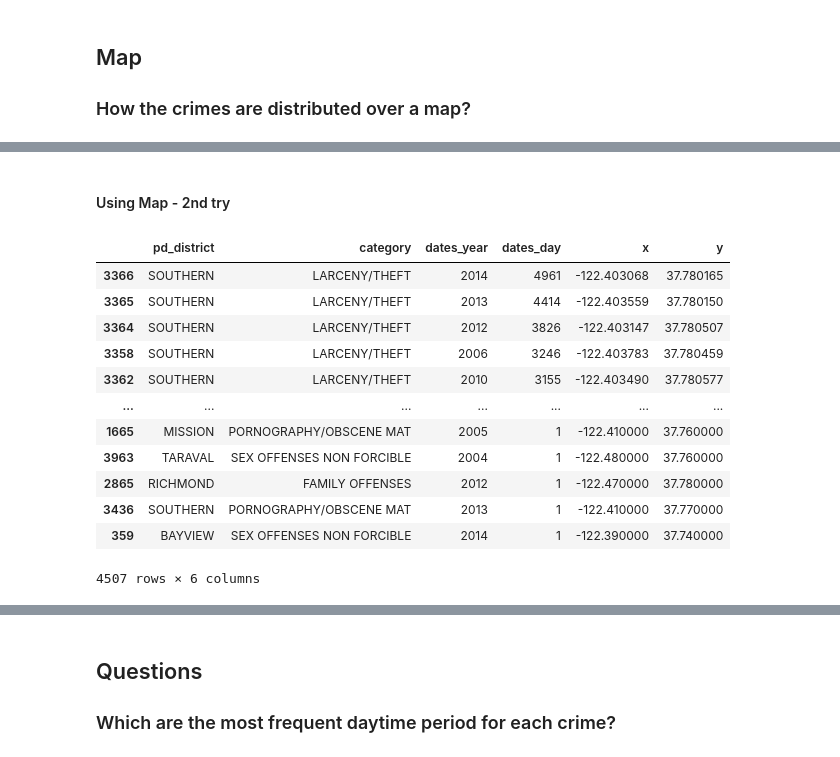
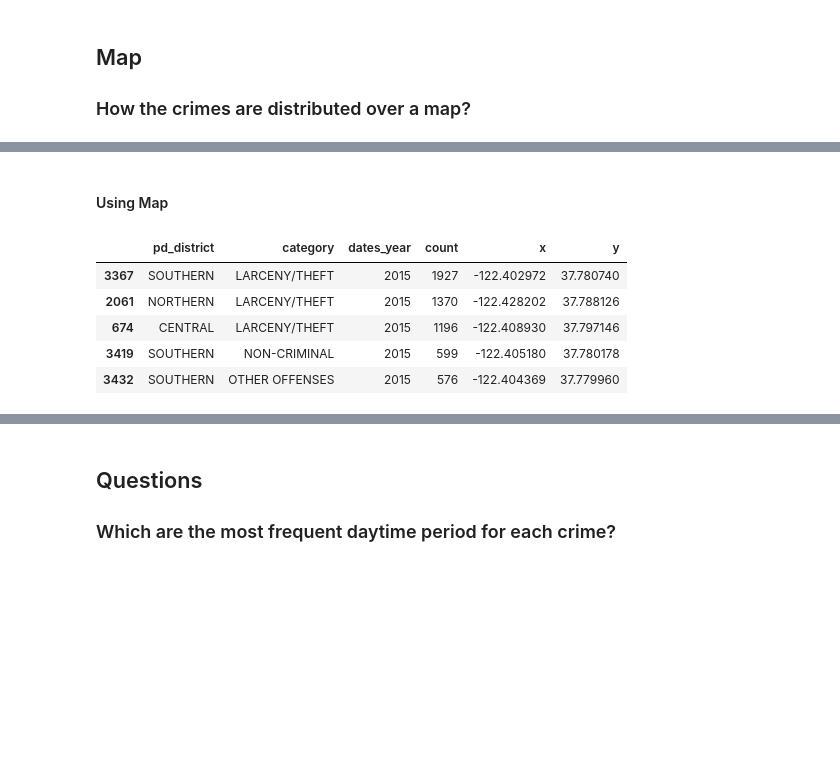
Before and after one commit to marcodeamicis/sf_crime, a Jupyter notebook: notebooks/1_business_and_data_understanding_suto.ipynb, the cells around one changed output, grey strips where cells are left out. Saved outputs shown, nothing was run; the diff lists cells and outputs as text; code cells hidden in the pictures; blank space fills up the shorter version.

```diff
--- a/notebooks/1_business_and_data_understanding_suto.ipynb
+++ b/notebooks/1_business_and_data_understanding_suto.ipynb
@@ -323,20 +402,21 @@ ax.imshow(
 # %% [markdown]
-#### Using Map - 2nd try
+#### Using Map
 # %%
-df_temp = df_evaluation.groupby(by=['pd_district', 'category', 'dates_year']).agg({'dates_day': 'count', 'x': 'mean', 'y': 'mean'}).reset_index()
-df_temp.sort_values(by=['dates_day'], ascending=False)
+df_temp = df_evaluation.groupby(by=['pd_district', 'category', 'dates_year']).agg(
+    {'dates_day': 'count', 'x': 'mean', 'y': 'mean'}).rename(columns={'dates_day': 'count'}).reset_index()
+df_temp.sort_values(by=['count'], ascending=False, inplace=True)
+
+df_temp_agg = df_temp.groupby(by=['category']).agg({'count': 'sum'}).reset_index()
+lst_most_frq_crimes = df_temp_agg.sort_values(by=['count'], ascending=False)['category'].values.tolist()[:6]
+
+last_year = df_temp['dates_year'].max()
+df_temp = df_temp.loc[(df_temp['dates_year']==last_year) & (df_temp['category'].isin(lst_most_frq_crimes))]
+df_temp.head()
 # %% [output]
-|  | pd_district | category | dates_year | dates_day | x | y |
-| 3366 | SOUTHERN | LARCENY/THEFT | 2014 | 4961 | -122.403068 | 37.780165 |
-| 3365 | SOUTHERN | LARCENY/THEFT | 2013 | 4414 | -122.403559 | 37.780150 |
-| 3364 | SOUTHERN | LARCENY/THEFT | 2012 | 3826 | -122.403147 | 37.780507 |
-| 3358 | SOUTHERN | LARCENY/THEFT | 2006 | 3246 | -122.403783 | 37.780459 |
-| 3362 | SOUTHERN | LARCENY/THEFT | 2010 | 3155 | -122.403490 | 37.780577 |
-| ... | ... | ... | ... | ... | ... | ... |
-| 1665 | MISSION | PORNOGRAPHY/OBSCENE MAT | 2005 | 1 | -122.410000 | 37.760000 |
-| 3963 | TARAVAL | SEX OFFENSES NON FORCIBLE | 2004 | 1 | -122.480000 | 37.760000 |
-| 2865 | RICHMOND | FAMILY OFFENSES | 2012 | 1 | -122.470000 | 37.780000 |
-| 3436 | SOUTHERN | PORNOGRAPHY/OBSCENE MAT | 2013 | 1 | -122.410000 | 37.770000 |
-| 359 | BAYVIEW | SEX OFFENSES NON FORCIBLE | 2014 | 1 | -122.390000 | 37.740000 |
+|  | pd_district | category | dates_year | count | x | y |
+| 3367 | SOUTHERN | LARCENY/THEFT | 2015 | 1927 | -122.402972 | 37.780740 |
+| 2061 | NORTHERN | LARCENY/THEFT | 2015 | 1370 | -122.428202 | 37.788126 |
+| 674 | CENTRAL | LARCENY/THEFT | 2015 | 1196 | -122.408930 | 37.797146 |
+| 3419 | SOUTHERN | NON-CRIMINAL | 2015 | 599 | -122.405180 | 37.780178 |
+| 3432 | SOUTHERN | OTHER OFFENSES | 2015 | 576 | -122.404369 | 37.779960 |
-4507 rows × 6 columns
 # %%
```
Also changed, not shown: parts of 26 cells of this notebook.
